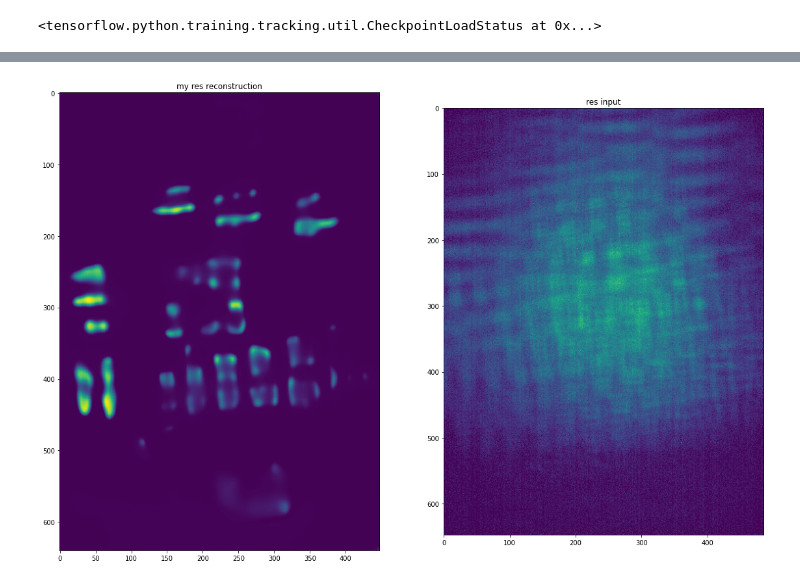
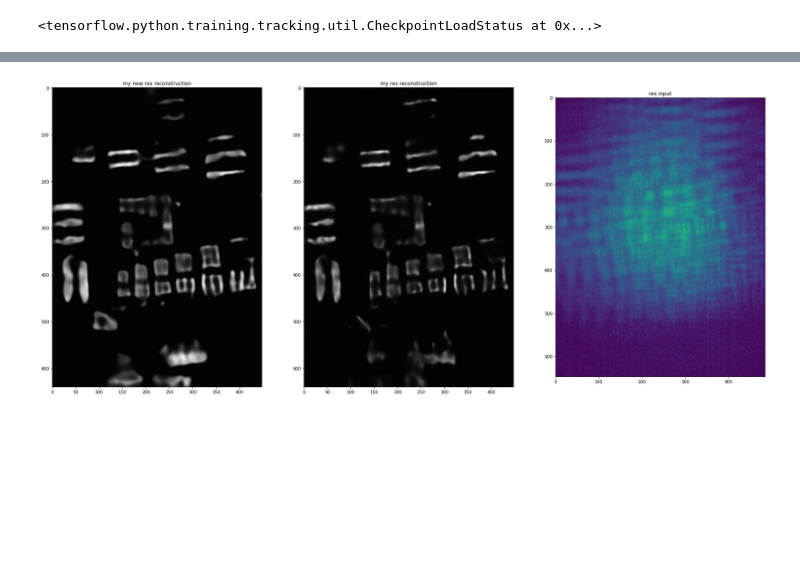
Before and after one commit to richardshuai/u-net-reconstruction, a Jupyter notebook: notebooks/2D_real_data_testing.ipynb, the cells around one changed output, grey strips where cells are left out. Cells and saved outputs as stored; diff of their text form; code cells hidden in the pictures; blank space fills up the shorter version.

Commit message:
Update forward model to match deep image prior, restructuring

```diff
--- a/notebooks/2D_real_data_testing.ipynb
+++ b/notebooks/2D_real_data_testing.ipynb
@@ -41,6 +43,11 @@ model.load_weights(model_weights_path + '.{}'.format(epoch))
 # %%
 # Read in older mat files with scipy.io
 data = sio.loadmat(real_data_path)
+# %%
+def normalize(x):
+    b = np.max(x)
+    a = np.min(x)
+    return (x - a) / (b - a)
 # %%
 beads, res = data['beads'], data['resTarget']
 beads = np.array(Image.fromarray(beads).resize(obj_dims, resample=PIL.Image.NEAREST))
@@ -50,7 +55,10 @@ beads_input_normed = ((beads - b_min) / (b_max - b_min)).T
 beads_input = beads_input_normed.astype(np.float16)[np.newaxis, ..., np.newaxis]
 # %%
 res = np.array(Image.fromarray(res).resize(obj_dims, resample=PIL.Image.NEAREST))
-r_min = np.min(res)
-r_max = np.max(res)
-res_input_normed = ((res - r_min) / (r_max - r_min)).T
+res_input_normed = normalize(res).T
 res_input = res_input_normed.astype(np.float16)[np.newaxis, ..., np.newaxis]
+# %%
+# Load in real res target data
+real_res = np.array(Image.open(real_res_target_path).resize(obj_dims, resample=PIL.Image.NEAREST))
+real_res_normed = normalize(real_res).T
+real_res_input = real_res_normed.astype(np.float16)[np.newaxis, ..., np.newaxis]
@@ -58,6 +82,8 @@ res_input = res_input_normed.astype(np.float16)[np.newaxis, ..., np.newaxis]
 pred_beads = model.predict(beads_input).squeeze()
 # %%
 pred_res = model.predict(res_input).squeeze()
+# %%
+pred_res_real = model.predict(real_res_input).squeeze()
 # %%
 beads_gt_im = Image.open(ground_truth_path)
 beads_gt = np.array(beads_gt_im).T
@@ -85,17 +111,24 @@ plt.show()
 # %%
 fig = plt.figure(figsize=(30, 30))
-f1 = fig.add_subplot(1, 3, 2)
-f1.set_title('my res reconstruction') # Normalized before simulation, but not after
-f1.imshow(pred_res)
 
-f2 = fig.add_subplot(1, 3, 3)
-f2.set_title('res input')
-f2.imshow(res_input_normed)
+
+f1 = fig.add_subplot(1, 3, 1)
+f1.set_title('my new res reconstruction') # Normalized before simulation, but not after
+f1.imshow(pred_res_real, cmap='gray')
+
+f2 = fig.add_subplot(1, 3, 2)
+f2.set_title('my res reconstruction') # Normalized before simulation, but not after
+f2.imshow(pred_res, cmap='gray')
+
+f3 = fig.add_subplot(1, 3, 3)
+f3.set_title('res input')
+f3.imshow(res_input_normed)
+
 
 plt.savefig(path.join(image_path, '{}_res_reconstruction_{}.pdf'.format(model_description, epoch)))
 
 plt.show()
 # %% [output]
-[figure, old version]
+[figure, new version]
 # %%
 print(np.max(pred_beads), np.min(pred_beads))
```
Also changed, not shown: parts of 11 cells of this notebook, 9 other files.
